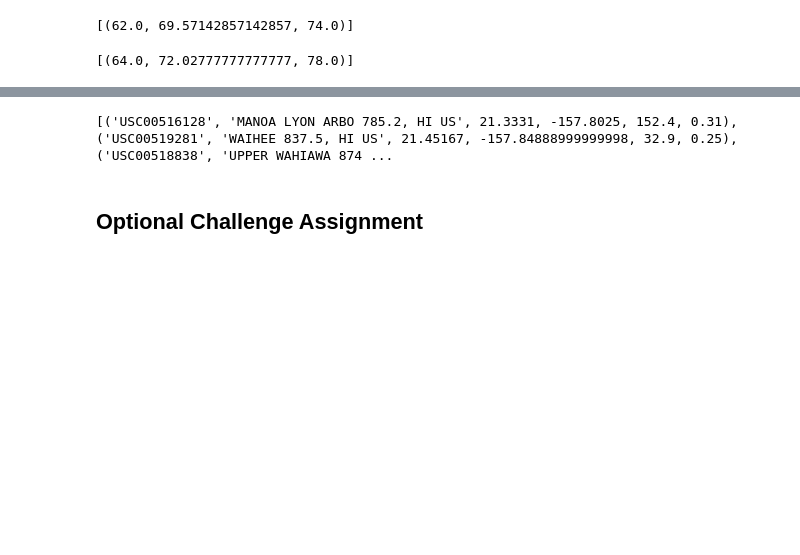
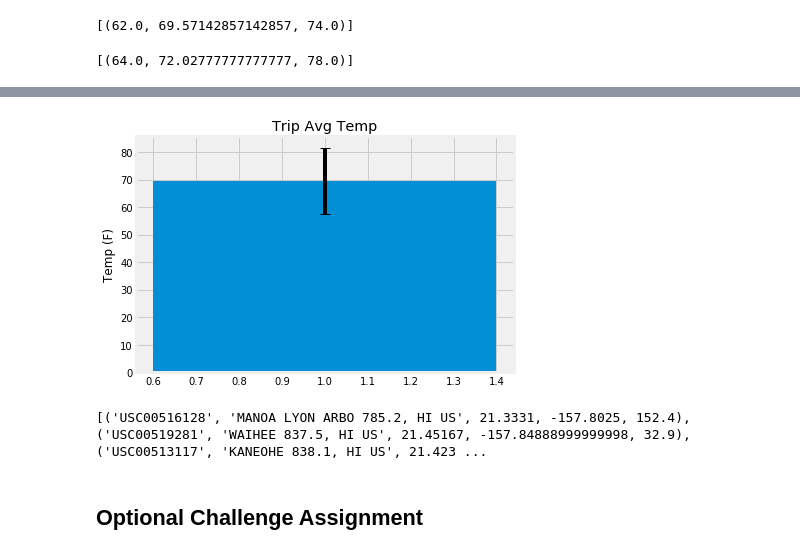
Before and after one commit to ahmedgurbuz/SMU_Assignments, a Jupyter notebook: Unit_08_SQLAlchemy/Climate_Analysis_and_Exploration.ipynb, the cells around one changed output, grey strips where cells are left out. Cells and saved outputs as stored; diff of their text form; code cells hidden in the pictures; blank space fills up the shorter version.

```diff
--- a/Unit_08_SQLAlchemy/Climate_Analysis_and_Exploration.ipynb
+++ b/Unit_08_SQLAlchemy/Climate_Analysis_and_Exploration.ipynb
@@ -256,9 +232,29 @@ print(calc_temps('2012-02-28', '2012-03-05'))
 print(calc_temps('2017-02-28', '2017-03-05'))
 # %% [output]
 [(64.0, 72.02777777777777, 78.0)]
+# %%
+q3 = calc_temps('2012-02-28', '2012-03-05')
+
+df_3 = pd.DataFrame(q3, columns=['tmin', 'tavg', 'tmax']).reset_index()
 # %%
 # Plot the results from your previous query as a bar chart.
 # Use "Trip Avg Temp" as your Title
 # Use the average temperature for the y value
 # Use the peak-to-peak (tmax-tmin) value as the y error bar (yerr)
+# https://pythonforundergradengineers.com/python-matplotlib-error-bars.html
+
+y_pos = df_3.tavg
+x_pos = 1
+error = (df_3['tmax'][0] - df_3['tmin'][0])
+
+# Build the plot
+fig, ax = plt.subplots()
+ax.bar(x_pos,y_pos, yerr=error, align='center', alpha=1, ecolor='black', capsize=5)
+ax.set_ylabel('Temp (F)')
+ax.set_title('Trip Avg Temp')
+ax.yaxis.grid(True)
+
+# Save the figure and show
+plt.tight_layout()
+plt.show()
 # %% [output]
@@ -267,8 +261,16 @@ print(calc_temps('2017-02-28', '2017-03-05'))
+[figure, added]
 # %%
 # Calculate the total amount of rainfall per weather station for your trip dates using the previous year's matching dates.
 # Sort this in descending order by precipitation amount and list the station, name, latitude, longitude, and elevation
+
+sel4 = [Measurement.station, Station.name, Station.latitude, Station.longitude, Station.elevation]
+
+joint2 = session.query(*sel4).filter(Measurement.station == Station.station).filter(Measurement.date > one_year_duration)\
+.group_by(Station.name).order_by((func.sum(Measurement.prcp)).desc()).all()
+
+print(joint2)
 # %% [output]
-[('USC00516128', 'MANOA LYON ARBO 785.2, HI US', 21.3331, -157.8025, 152.4, 0.31), ('USC00519281', 'WAIHEE 837.5, HI US', 21.45167, -157.84888999999998, 32.9, 0.25), ('USC00518838', 'UPPER WAHIAWA 874 ...
+[('USC00516128', 'MANOA LYON ARBO 785.2, HI US', 21.3331, -157.8025, 152.4), ('USC00519281', 'WAIHEE 837.5, HI US', 21.45167, -157.84888999999998, 32.9), ('USC00513117', 'KANEOHE 838.1, HI US', 21.423 ...
 # %% [markdown]
 ## Optional Challenge Assignment
 # %%
```
Also changed, not shown: parts of 34 cells of this notebook.
